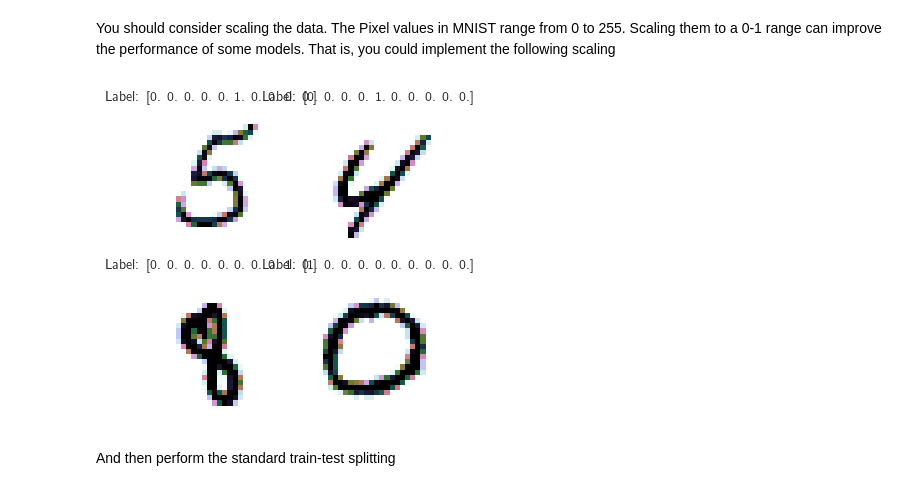
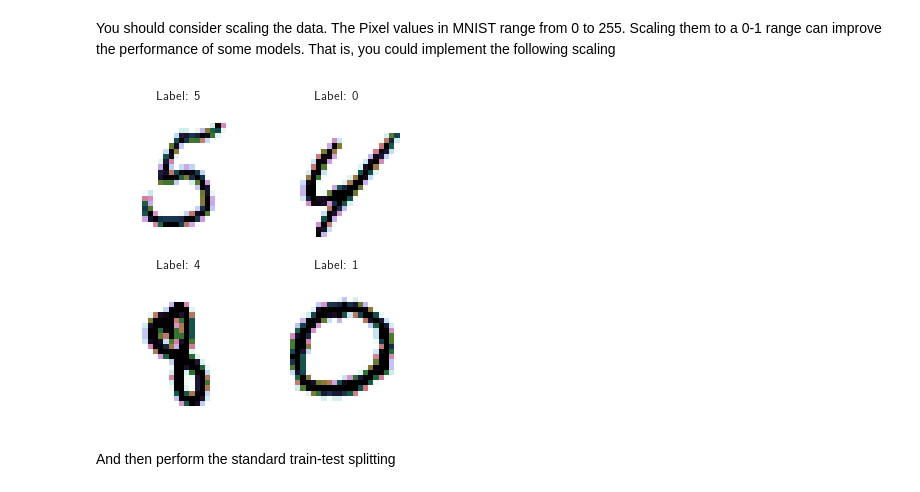
Before and after one commit to p-perrone/UiO_MachineLearning, a Jupyter notebook: ml_project2/notebooks/project2.ipynb, the cells around one changed output. Drawn from its saved outputs; the diff is of its cells as text; code cells hidden in the pictures.

```diff
--- a/ml_project2/notebooks/project2.ipynb
+++ b/ml_project2/notebooks/project2.ipynb
@@ -806,12 +839,14 @@ Epoch 1000/1000 - Accuracy: 1.0000
 # %%
 etas_range = [1e-2, 0.5e-2, 1e-3, 0.5e-3, 1e-4, 0.5e-4, 1e-5]
 epochs_range = [100, 250, 500, 1000, 2500, 5000]
-schedulers_types = ['Constant', 'RMSProp', 'Adam']
+schedulers_types = ['constant', 'rmsprop', 'adam']
 
 mse_matrices = list()
 r2_matrices = list()
 
 for scheduler in schedulers_types:
+    start_time = time.time()
+    print(f"Starting at time: {start_time}")
     mse_matrix = np.zeros((len(etas_range), len(epochs_range)))
     r2_matrix = np.zeros((len(etas_range), len(epochs_range)))
 
@@ -828,6 +863,7 @@ for scheduler in schedulers_types:
             r2_matrix[i, j] = r2_val
             print("Scheduler: {}: eta = {}, epochs = {} => MSE = {}, R2 = {}".format(scheduler, eta, epochs, mse_val, r2_val))
 
+    print(f"{scheduler} executed in {time.time() - start_time}")
     mse_matrices.append(mse_matrix.copy())
     r2_matrices.append(r2_matrix.copy())
 # %% [output]
@@ -894,14 +972,14 @@ nn_1l = NeuralNetwork(
     network_input_size=1,
     layer_output_sizes=[50, 1],
     activation_types=['sigmoid', 'sigmoid'],
-    cost_type='MSE'
+    cost_type='mse'
 )
 
 nn_2l = NeuralNetwork(
     network_input_size=1,
     layer_output_sizes=[100, 100, 1],
     activation_types=['sigmoid', 'sigmoid', 'sigmoid'],
-    cost_type='MSE'
+    cost_type='mse'
 )
 
 nn_1l._reset_weights()
@@ -910,8 +988,8 @@ nn_2l._reset_weights()
 nn_1l._create_layers()
 nn_2l._create_layers()
 
-nn_1l._define_scheduler(type='Constant', eta=1e-3)
-nn_2l._define_scheduler(type='Constant', eta=1e-3)
+nn_1l._define_scheduler(type='constant', eta=1e-3)
+nn_2l._define_scheduler(type='constant', eta=1e-3)
 
 nn_1l._train(x_train, y_train, n_epochs=5000)
 nn_2l._train(x_train, y_train, n_epochs=5000)
@@ -963,3 +1041,17 @@ calculated using automatic differentiation, using for example the
 **Autograd** library or the **JAX** library. It is optional to implement
 these libraries for the present project. In this project they serve as
 useful tests of our derivatives.
+# %%
+start_time = time.time()
+nn_own = NeuralNetwork(
+    network_input_size=1,
+    layer_output_sizes=[100, 100, 1],
+    activation_types=['sigmoid', 'sigmoid', 'sigmoid'],
+    cost_type='mse'
+)
+
+nn_own._create_layers()
+nn_own._define_scheduler(type="adam", eta=1e-3)
+nn_own._train(x_train, y_train, n_epochs=5000, n_batches=20)
+
+print("Execution time: %s seconds" % (time.time() - start_time))
@@ -1105,10 +1280,10 @@ Reg: Ridge, lbda = 1, eta = 5e-05 => MSE = 0.07082337317902157, R2 = -72617.9356
 Reg: Ridge, lbda = 1, eta = 1e-05 => MSE = 0.05067862503804689, R2 = -11.646192068565789
 # %%
 fig, axes = plt.subplots(2, 2, figsize=(12/2.54, 12/2.54), sharey=True)
-for i, reg_method in enumerate(['Lasso', 'Ridge']):
+for i, reg_method in enumerate(['lasso', 'ridge']):
     sns.heatmap(mse_matrices_reg[i], ax=axes[0, i],
                 xticklabels=etas_range,
-                yticklabels=lbda1_range if reg_method == 'Lasso' else lbda2_range,
+                yticklabels=lbda1_range if reg_method == 'lasso' else lbda2_range,
                 cmap="viridis",
                 vmin=0,
                 vmax=0.10)
@@ -1116,9 +1291,9 @@ for i, reg_method in enumerate(['Lasso', 'Ridge']):
     axes[0, i].set_xlabel("Learning rate (eta)")
 
 
-    sns.heatmap(r2_martices_reg[i], ax=axes[1, i],
+    sns.heatmap(r2_matrices_reg[i], ax=axes[1, i],
                 xticklabels=etas_range,
-                yticklabels=lbda1_range if reg_method == 'Lasso' else lbda2_range,
+                yticklabels=lbda1_range if reg_method == 'lasso' else lbda2_range,
                 cmap="icefire_r",
                 vmin=-1,
                 vmax=1)
@@ -1167,26 +1342,26 @@ You should consider scaling the data. The Pixel values in MNIST range from 0 to
 # %%
 X = X / 255.0
 y_onehot = np.eye(10)[y.astype(int)]
 
 X_train, X_test, y_train, y_test = train_test_split(X, y_onehot, test_size=0.2, random_state=42)
 
 plt.figure(figsize=(cw, 9/2.54))
 for i in range(4):
     plt.subplot(2, 2, i + 1)
     plt.imshow(X_train[i].reshape(28, 28), cmap='cubehelix_r')
-    plt.title(f"Label: {y_train[i]}")
+    plt.title(f"Label: {mnist.target[i]}")
     plt.axis('off')
 
 plt.tight_layout()
 saveplot("mnist_samples")
 plt.show()
 
 X_small_train = X_train[:5000]
 y_small_train = y_train[:5000]
 X_small_test = X_test[:1000]
 y_small_test = y_test[:1000]
 # %% [output]
-[figure, old version]
+[figure, new version]
 # %% [markdown]
 And then perform the standard train-test splitting
 # %% [markdown]
```
Also changed, not shown: parts of 16 cells of this notebook, 13 other files.
